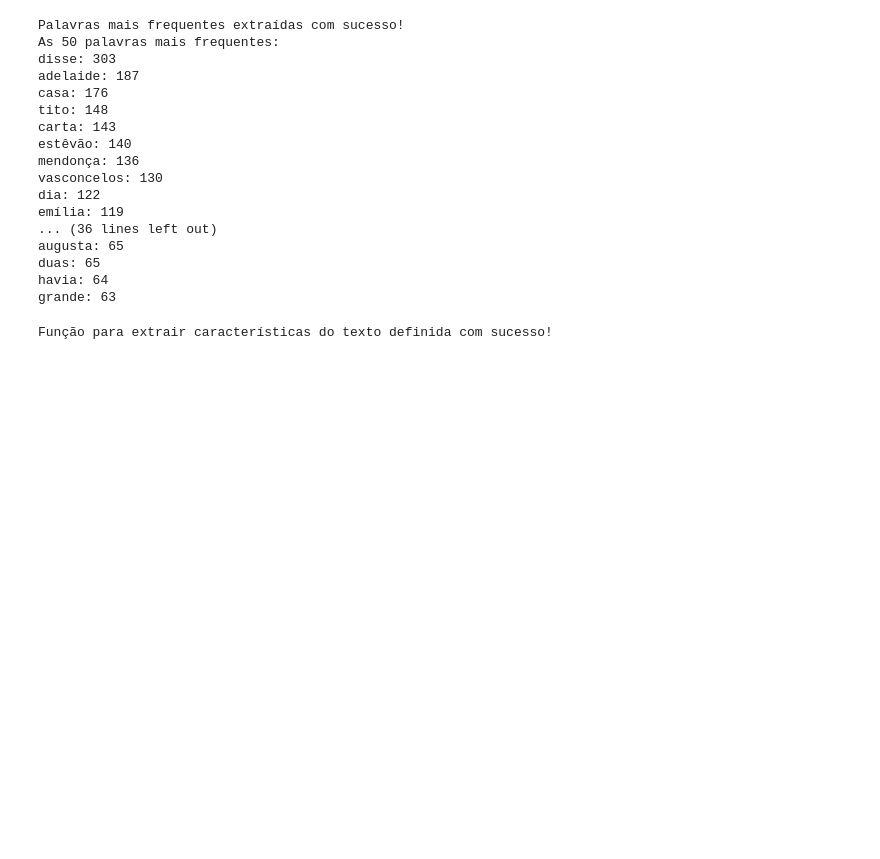
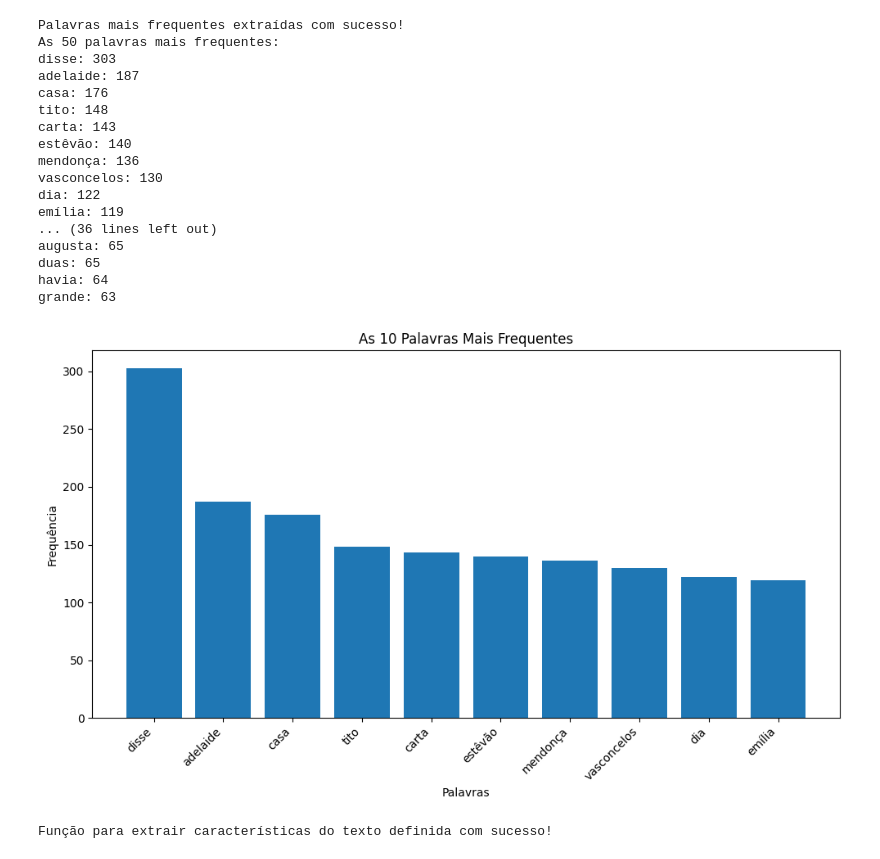
Before and after one commit to DallastaDaniel/Classificador_Textos, a Jupyter notebook: Classificador.ipynb, the cells around one changed output. Cells and saved outputs as stored; diff of their text form; code cells hidden in the pictures; blank space fills up the shorter version.

```diff
--- a/Classificador.ipynb
+++ b/Classificador.ipynb
@@ -132,6 +135,29 @@ augusta: 65
 duas: 65
 havia: 64
 grande: 63
+# %%
+# Gerar um gráfico de barras com as 10 palavras mais frequentes.
+
+import matplotlib.pyplot as plt # Biblioteca para gerar gráficos
+
+# Obter as 10 palavras mais frequentes
+top_10_words = freq_dist[:10]
+
+# Separar as palavras e suas frequências
+palavras = [palavra for palavra, _ in top_10_words]
+frequencias = [frequencia for _, frequencia in top_10_words]
+
+# Criar o gráfico de barras
+plt.figure(figsize=(10, 6))
+plt.bar(palavras, frequencias)
+plt.xlabel('Palavras')
+plt.ylabel('Frequência')
+plt.title('As 10 Palavras Mais Frequentes')
+plt.xticks(rotation=45, ha='right')
+plt.tight_layout()
+plt.show()
+# %% [output]
+[figure, added]
 # %%
 # Função para extrair as características do texto.
 # A função recebe um texto como entrada.
```
Also changed, not shown: parts of 7 cells of this notebook.
